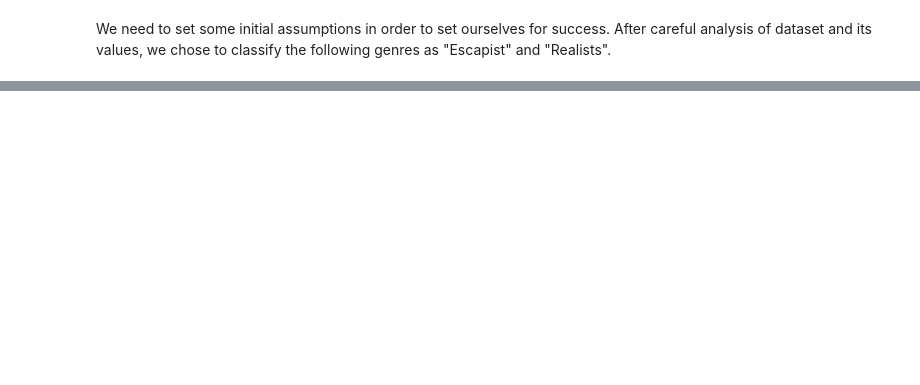
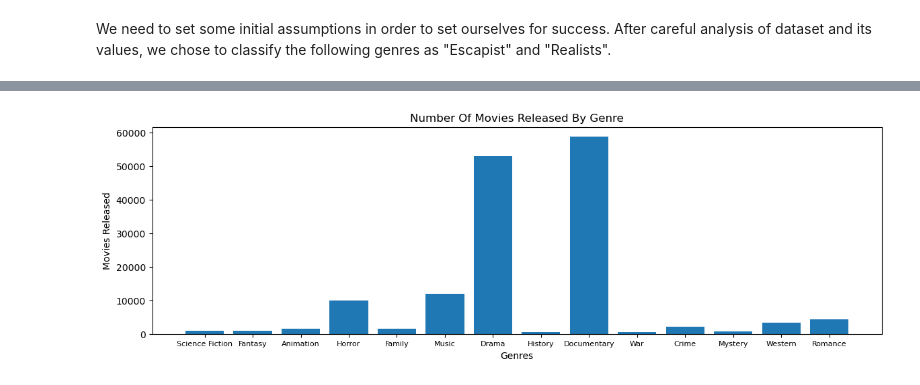
Before and after one commit to alakhan4/Realist-vs-Escapist-TMDB, a Jupyter notebook: CS685_Project.ipynb, the cells around one changed output, grey strips where cells are left out. Cells and saved outputs as stored; diff of their text form; code cells hidden in the pictures; blank space fills up the shorter version.

```diff
--- a/CS685_Project.ipynb
+++ b/CS685_Project.ipynb
@@ -91,0 +126,16 @@ Processed data has 183626 escapist movies.
+# %%
+genres = escapist + realist
+genre_counts = []
+
+for g in genres:
+    genre_counts += [data[(data['genres']==g)]['genres'].count()]
+
+plt.figure(figsize=(14,4))
+plt.bar(genres, genre_counts)
+plt.xlabel('Genres')
+plt.xticks(fontsize=8)
+plt.ylabel('Movies Released')
+plt.title('Number Of Movies Released By Genre')
+plt.show()
+# %% [output]
+[figure, added]
```
Also changed, not shown: parts of 7 cells of this notebook.
